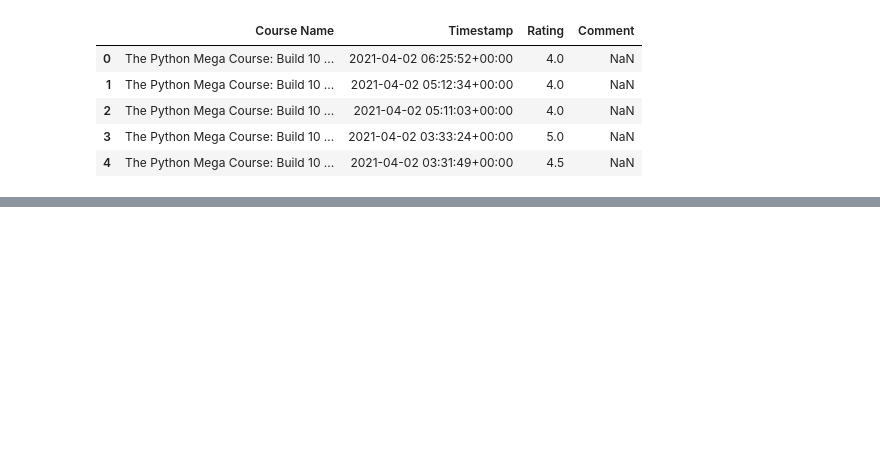
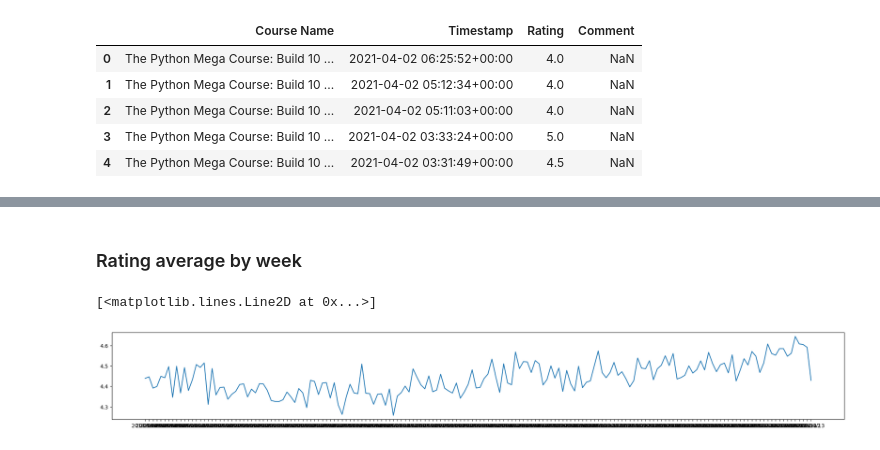
Before and after one commit to Dunlag/Wiki-Python, a Jupyter notebook: 11 - Analisis de datos/ratings.ipynb, the cells around one changed output, grey strips where cells are left out. Saved outputs shown, nothing was run; the diff lists cells and outputs as text; code cells hidden in the pictures; blank space fills up the shorter version.

Commit message:
probando diferentes representaciones graficas

```diff
--- a/11 - Analisis de datos/ratings.ipynb
+++ b/11 - Analisis de datos/ratings.ipynb
@@ -23,0 +33,19 @@ plt.plot(day_average.index, day_average['Rating'])  # Muestra el resultado
+# %% [markdown]
+### Rating average by week
+# %%
+# Añade columnas de año y semana ISO
+data['Year'] = data['Timestamp'].dt.isocalendar().year
+data['Week'] = data['Timestamp'].dt.isocalendar().week
+
+# Calcula el promedio semanal
+week_average = data.groupby(['Year', 'Week']).mean(numeric_only=True)
+
+
+week_average.index = week_average.index.map(lambda x: f"{x[0]}-W{x[1]:02d}")
+
+# Grafica el promedio de rating por semana
+plt.figure(figsize=(25, 3))
+plt.plot(week_average.index, week_average['Rating'])
+# %% [output]
+[<matplotlib.lines.Line2D at 0x...>]
+[figure, added]
```
Also changed, not shown: parts of 13 cells of this notebook.
